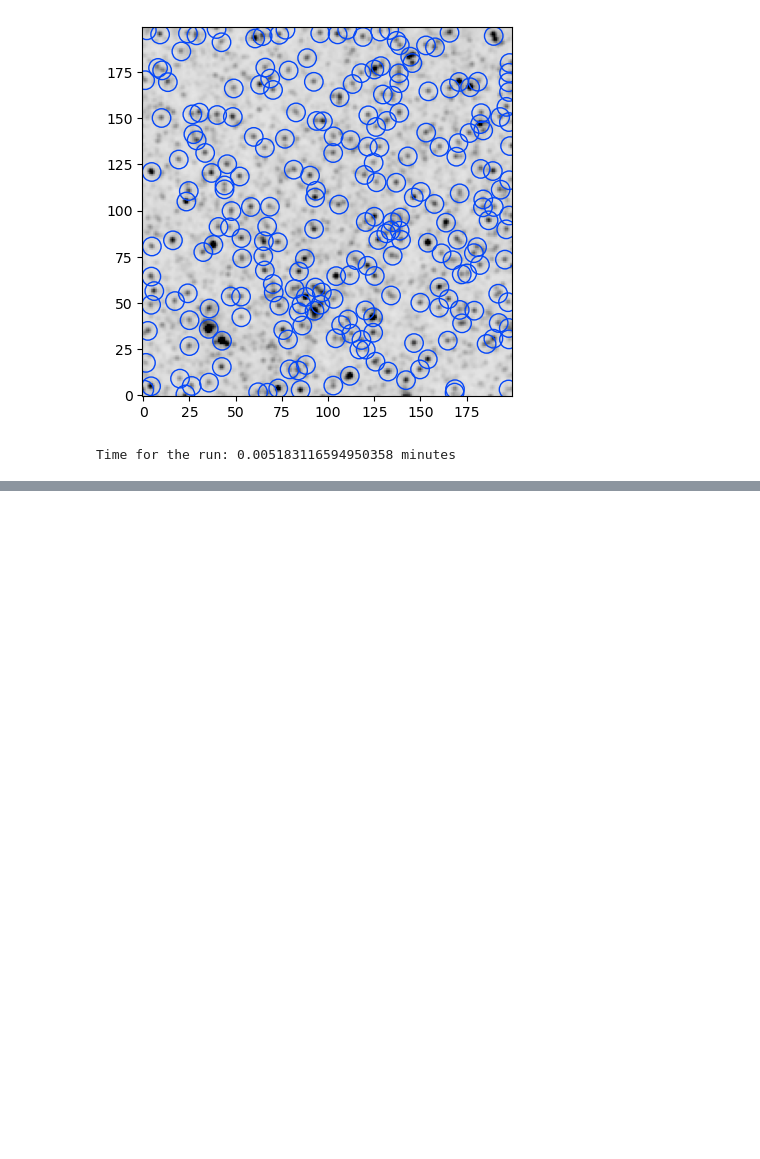
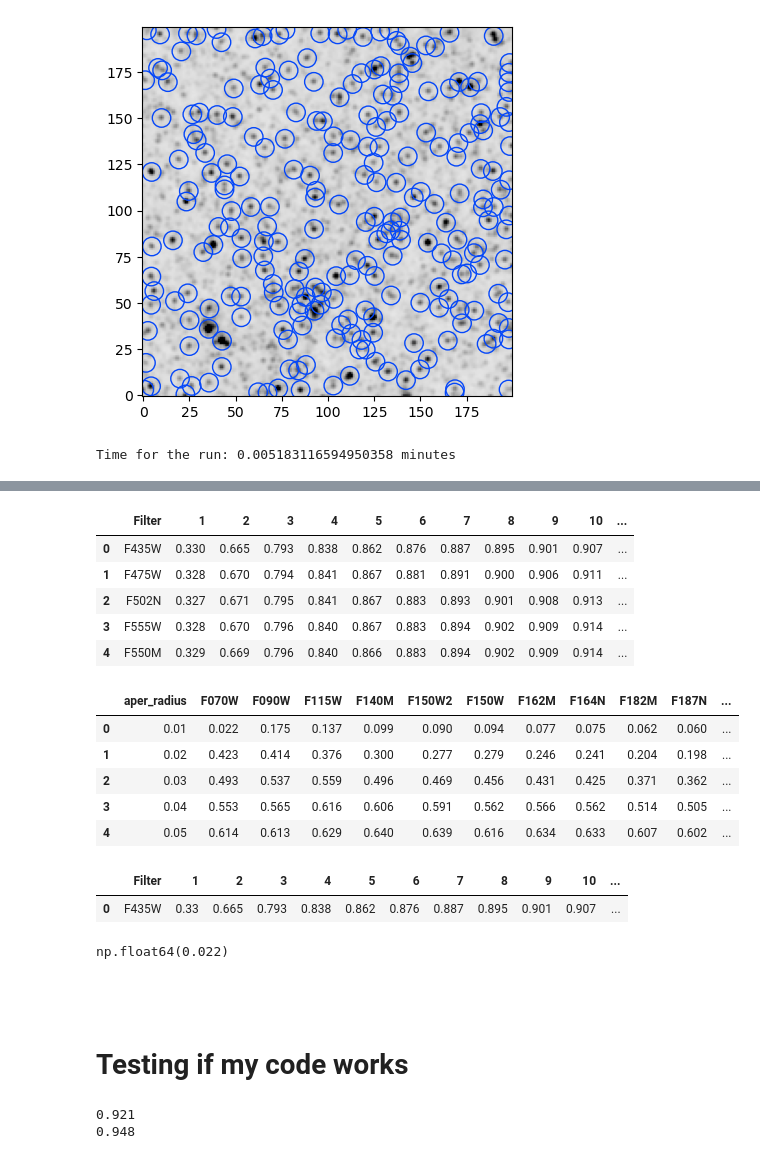
Before and after one commit to devkhullar/querx, a Jupyter notebook: M66_jwst.ipynb, the cells around one changed output, grey strips where cells are left out. Cells and saved outputs as stored; diff of their text form; code cells hidden in the pictures; blank space fills up the shorter version.

```diff
--- a/M66_jwst.ipynb
+++ b/M66_jwst.ipynb
@@ -218,0 +335,25 @@ Time for the run: 0.005183116594950358 minutes
+# %%
+display(ACS_EEFs.head())
+display(short_EEFs.head())
+# %% [output]
+|  | Filter | 1 | 2 | 3 | 4 | 5 | 6 | 7 | 8 | 9 | 10 | ... |
+| 0 | F435W | 0.330 | 0.665 | 0.793 | 0.838 | 0.862 | 0.876 | 0.887 | 0.895 | 0.901 | 0.907 | ... |
+| 1 | F475W | 0.328 | 0.670 | 0.794 | 0.841 | 0.867 | 0.881 | 0.891 | 0.900 | 0.906 | 0.911 | ... |
+| 2 | F502N | 0.327 | 0.671 | 0.795 | 0.841 | 0.867 | 0.883 | 0.893 | 0.901 | 0.908 | 0.913 | ... |
+| 3 | F555W | 0.328 | 0.670 | 0.796 | 0.840 | 0.867 | 0.883 | 0.894 | 0.902 | 0.909 | 0.914 | ... |
+| 4 | F550M | 0.329 | 0.669 | 0.796 | 0.840 | 0.866 | 0.883 | 0.894 | 0.902 | 0.909 | 0.914 | ... |
+|  | aper_radius | F070W | F090W | F115W | F140M | F150W2 | F150W | F162M | F164N | F182M | F187N | ... |
+| 0 | 0.01 | 0.022 | 0.175 | 0.137 | 0.099 | 0.090 | 0.094 | 0.077 | 0.075 | 0.062 | 0.060 | ... |
+| 1 | 0.02 | 0.423 | 0.414 | 0.376 | 0.300 | 0.277 | 0.279 | 0.246 | 0.241 | 0.204 | 0.198 | ... |
+| 2 | 0.03 | 0.493 | 0.537 | 0.559 | 0.496 | 0.469 | 0.456 | 0.431 | 0.425 | 0.371 | 0.362 | ... |
+| 3 | 0.04 | 0.553 | 0.565 | 0.616 | 0.606 | 0.591 | 0.562 | 0.566 | 0.562 | 0.514 | 0.505 | ... |
+| 4 | 0.05 | 0.614 | 0.613 | 0.629 | 0.640 | 0.639 | 0.616 | 0.634 | 0.633 | 0.607 | 0.602 | ... |
+# %%
+ACS_EEFs[ACS_EEFs['Filter']==filter.upper()]
+# %% [output]
+|  | Filter | 1 | 2 | 3 | 4 | 5 | 6 | 7 | 8 | 9 | 10 | ... |
+| 0 | F435W | 0.33 | 0.665 | 0.793 | 0.838 | 0.862 | 0.876 | 0.887 | 0.895 | 0.901 | 0.907 | ... |
+# %%
+short_EEFs.at[0, "F070W"]
+# %% [output]
+np.float64(0.022)
@@ -218,0 +374,4 @@ Time for the run: 0.005183116594950358 minutes
+# %% [markdown]
+#
+# %% [markdown]
+# Testing if my code works
@@ -218,0 +400,11 @@ Time for the run: 0.005183116594950358 minutes
+# %%
+filter = 'F212N'
+EEF1 = my_EEF(filter)
+print(EEF1)
+
+filter1 = "F090W"
+EEF2 = my_EEF(filter1)
+print(EEF2)
+# %% [output]
+0.921
+0.948
```
Also changed, not shown: parts of 30 cells of this notebook, 5 other files.
